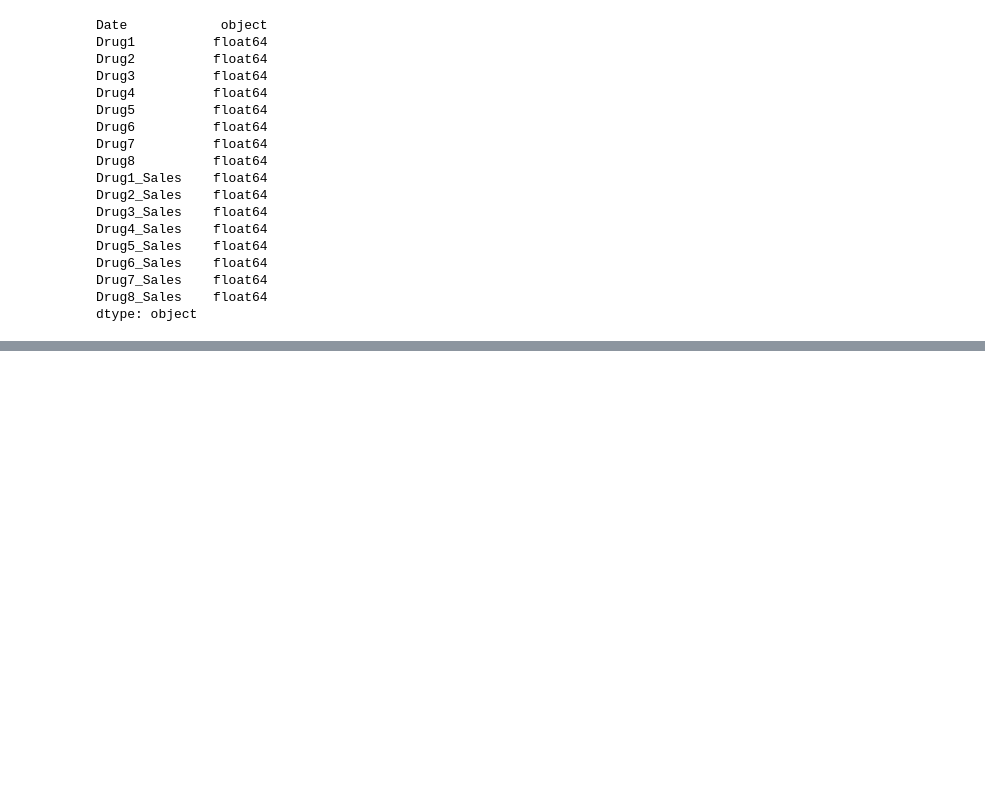
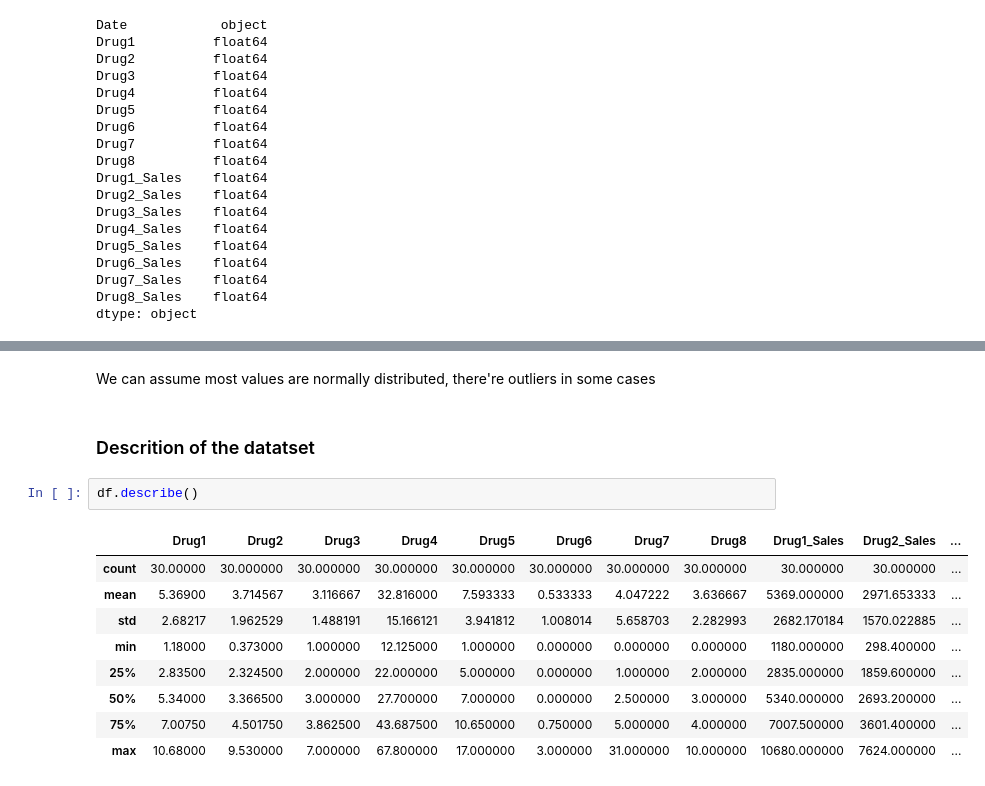
Before and after one commit to maxim-saplin/edu, a Jupyter notebook: 06_problem.ipynb, the cells around one changed output, grey strips where cells are left out. Drawn from its saved outputs; the diff is of its cells as text; blank space fills up the shorter version.

```diff
--- a/06_problem.ipynb
+++ b/06_problem.ipynb
@@ -73,0 +103,16 @@ datetime64[ns]
+# %% [markdown]
+We can assume most values are normally distributed, there're outliers in some cases
+# %% [markdown]
+### Descrition of the datatset
+# %%
+df.describe()
+# %% [output]
+|  | Drug1 | Drug2 | Drug3 | Drug4 | Drug5 | Drug6 | Drug7 | Drug8 | Drug1_Sales | Drug2_Sales | ... |
+| count | 30.00000 | 30.000000 | 30.000000 | 30.000000 | 30.000000 | 30.000000 | 30.000000 | 30.000000 | 30.000000 | 30.000000 | ... |
+| mean | 5.36900 | 3.714567 | 3.116667 | 32.816000 | 7.593333 | 0.533333 | 4.047222 | 3.636667 | 5369.000000 | 2971.653333 | ... |
+| std | 2.68217 | 1.962529 | 1.488191 | 15.166121 | 3.941812 | 1.008014 | 5.658703 | 2.282993 | 2682.170184 | 1570.022885 | ... |
+| min | 1.18000 | 0.373000 | 1.000000 | 12.125000 | 1.000000 | 0.000000 | 0.000000 | 0.000000 | 1180.000000 | 298.400000 | ... |
+| 25% | 2.83500 | 2.324500 | 2.000000 | 22.000000 | 5.000000 | 0.000000 | 1.000000 | 2.000000 | 2835.000000 | 1859.600000 | ... |
+| 50% | 5.34000 | 3.366500 | 3.000000 | 27.700000 | 7.000000 | 0.000000 | 2.500000 | 3.000000 | 5340.000000 | 2693.200000 | ... |
+| 75% | 7.00750 | 4.501750 | 3.862500 | 43.687500 | 10.650000 | 0.750000 | 5.000000 | 4.000000 | 7007.500000 | 3601.400000 | ... |
+| max | 10.68000 | 9.530000 | 7.000000 | 67.800000 | 17.000000 | 3.000000 | 31.000000 | 10.000000 | 10680.000000 | 7624.000000 | ... |
```
Also changed, not shown: parts of 18 cells of this notebook, 2 other files.
